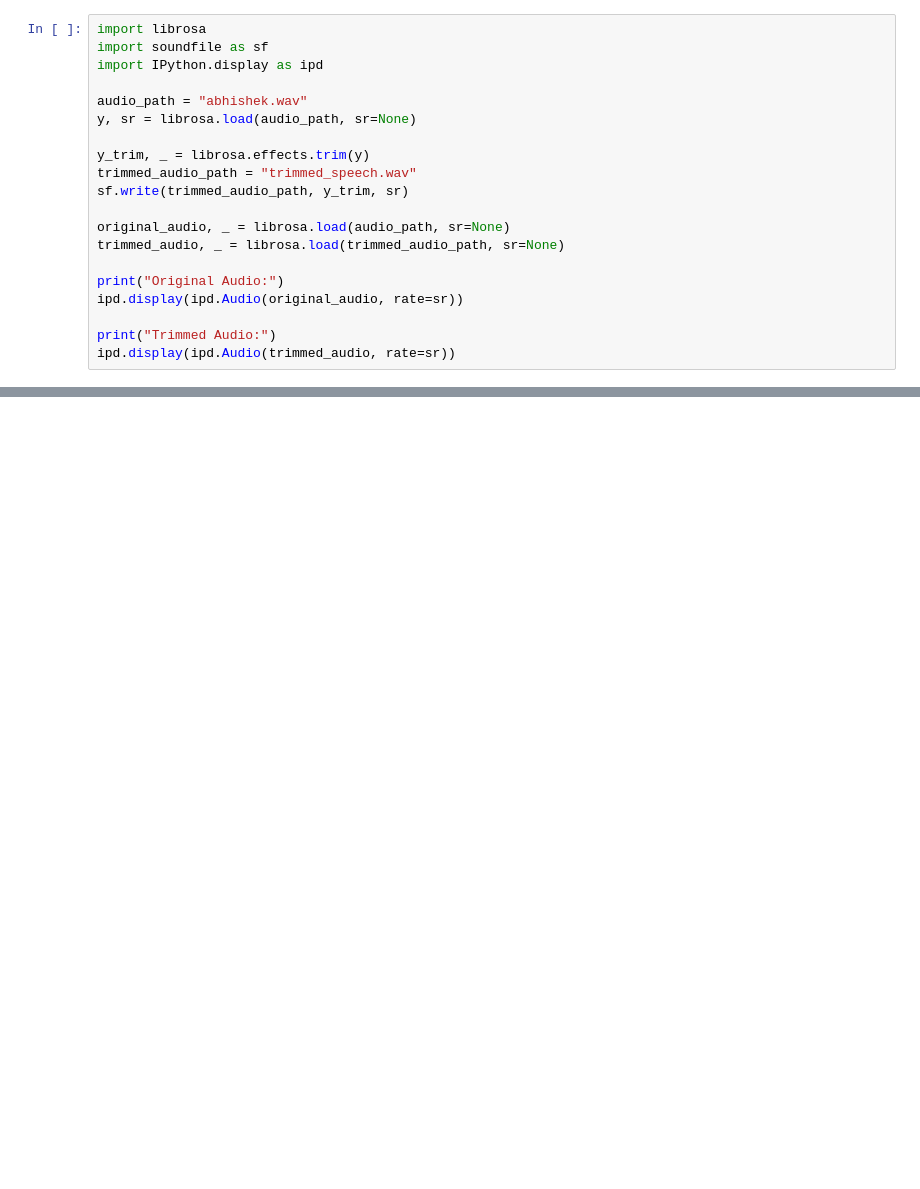
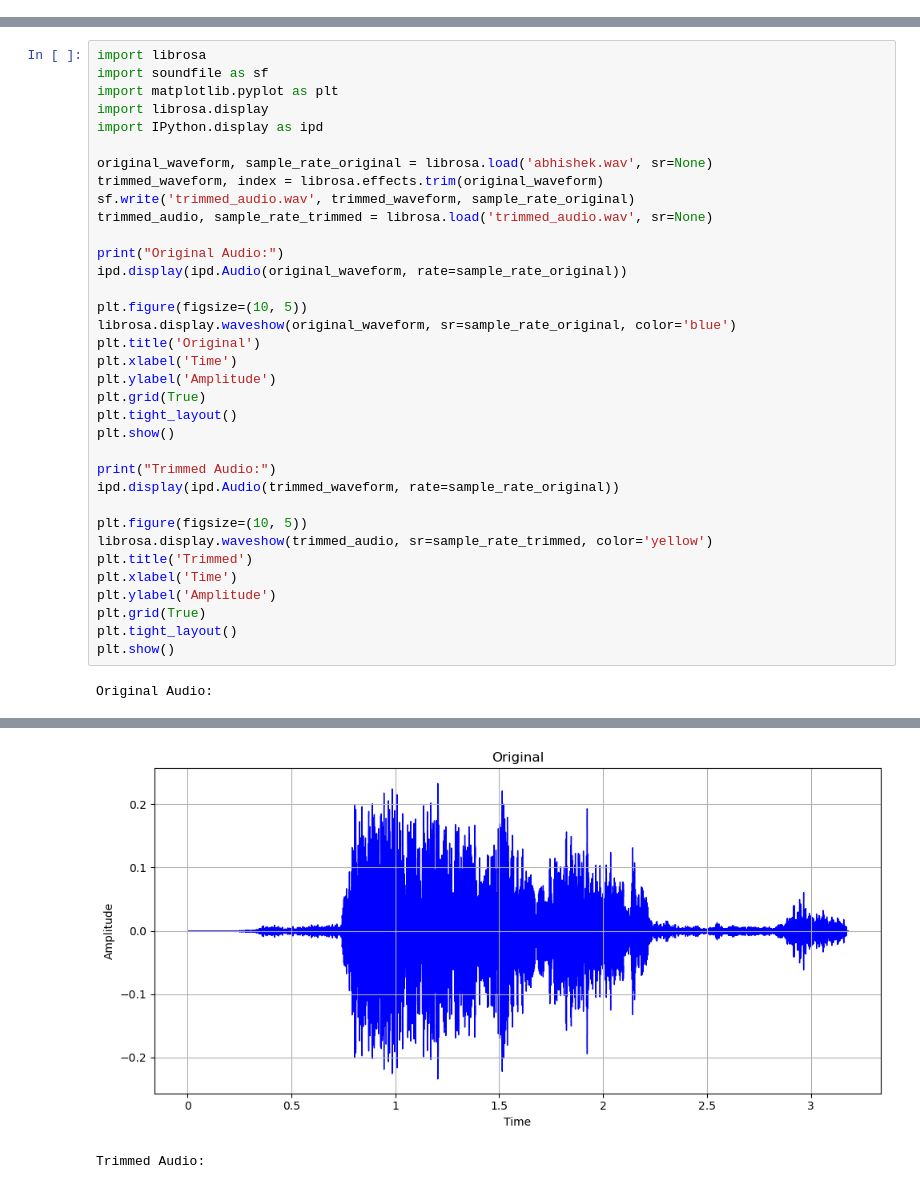
Before and after one commit to abhishek8050/AI-in-speech-processing, a Jupyter notebook: 21015_lab3.ipynb, the cells around one changed output, grey strips where cells are left out. Drawn from its saved outputs; the diff is of its cells as text; blank space fills up the shorter version.

```diff
--- a/21015_lab3.ipynb
+++ b/21015_lab3.ipynb
@@ -1,20 +0,0 @@
-# %%
-import librosa
-import soundfile as sf
-import IPython.display as ipd
-
-audio_path = "abhishek.wav"
-y, sr = librosa.load(audio_path, sr=None)
-
-y_trim, _ = librosa.effects.trim(y)
-trimmed_audio_path = "trimmed_speech.wav"
-sf.write(trimmed_audio_path, y_trim, sr)
-
-original_audio, _ = librosa.load(audio_path, sr=None)
-trimmed_audio, _ = librosa.load(trimmed_audio_path, sr=None)
-
-print("Original Audio:")
-ipd.display(ipd.Audio(original_audio, rate=sr))
-
-print("Trimmed Audio:")
-ipd.display(ipd.Audio(trimmed_audio, rate=sr))
@@ -25,0 +1,37 @@ Trimmed Audio:
+# %%
+import librosa
+import soundfile as sf
+import matplotlib.pyplot as plt
+import librosa.display
+import IPython.display as ipd
+
+original_waveform, sample_rate_original = librosa.load('abhishek.wav', sr=None)
+trimmed_waveform, index = librosa.effects.trim(original_waveform)
+sf.write('trimmed_audio.wav', trimmed_waveform, sample_rate_original)
+trimmed_audio, sample_rate_trimmed = librosa.load('trimmed_audio.wav', sr=None)
+
+print("Original Audio:")
+ipd.display(ipd.Audio(original_waveform, rate=sample_rate_original))
+
+plt.figure(figsize=(10, 5))
+librosa.display.waveshow(original_waveform, sr=sample_rate_original, color='blue')
+plt.title('Original')
+plt.xlabel('Time')
+plt.ylabel('Amplitude')
+plt.grid(True)
+plt.tight_layout()
+plt.show()
+
+print("Trimmed Audio:")
+ipd.display(ipd.Audio(trimmed_waveform, rate=sample_rate_original))
+
+plt.figure(figsize=(10, 5))
+librosa.display.waveshow(trimmed_audio, sr=sample_rate_trimmed, color='yellow')
+plt.title('Trimmed')
+plt.xlabel('Time')
+plt.ylabel('Amplitude')
+plt.grid(True)
+plt.tight_layout()
+plt.show()
+# %% [output]
+Original Audio:
@@ -25,0 +39,2 @@ Trimmed Audio:
+[figure, added]
+Trimmed Audio:
```
Also changed, not shown: parts of 8 cells of this notebook.
